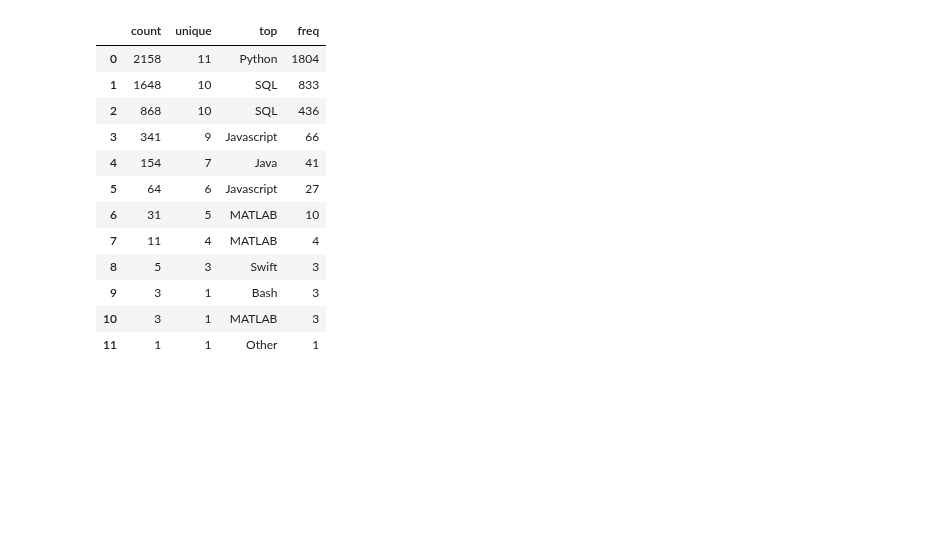
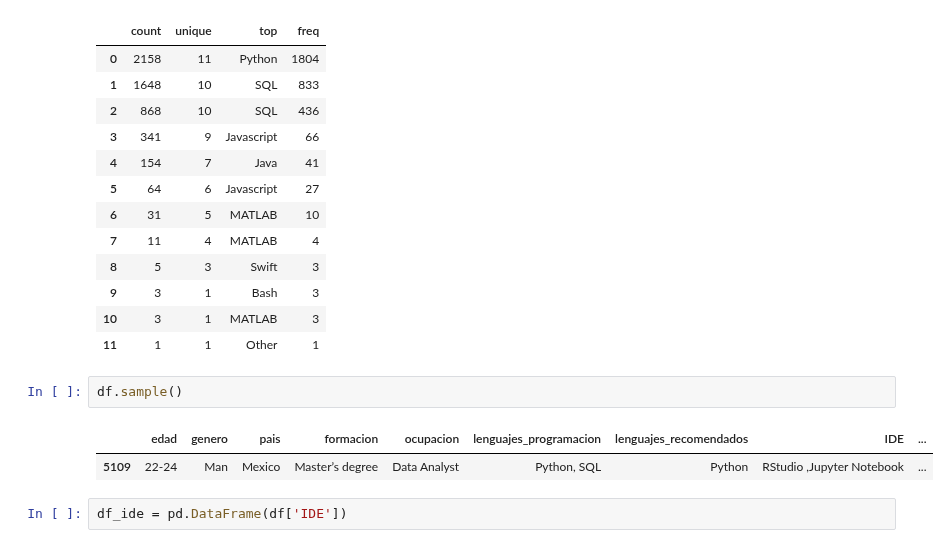
Before and after one commit to Adalab/EDA-ETL-project, a Jupyter notebook: procesamiento_columnas.ipynb, the cells around one changed output. Drawn from its saved outputs; the diff is of its cells as text; blank space fills up the shorter version.

```diff
--- a/procesamiento_columnas.ipynb
+++ b/procesamiento_columnas.ipynb
@@ -339,3 +355,10 @@ sns.countplot(x = df["lenguajes_recomendados"]);
 | 9 | 3 | 1 | Bash | 3 |
 | 10 | 3 | 1 | MATLAB | 3 |
 | 11 | 1 | 1 | Other | 1 |
+# %%
+df.sample()
+# %% [output]
+|  | edad | genero | pais | formacion | ocupacion | lenguajes_programacion | lenguajes_recomendados | IDE | ... |
+| 5109 | 22-24 | Man | Mexico | Master’s degree | Data Analyst | Python, SQL | Python | RStudio ,Jupyter Notebook | ... |
+# %%
+df_ide = pd.DataFrame(df['IDE'])
```
Also changed, not shown: parts of 6 cells of this notebook, 2 other files.
